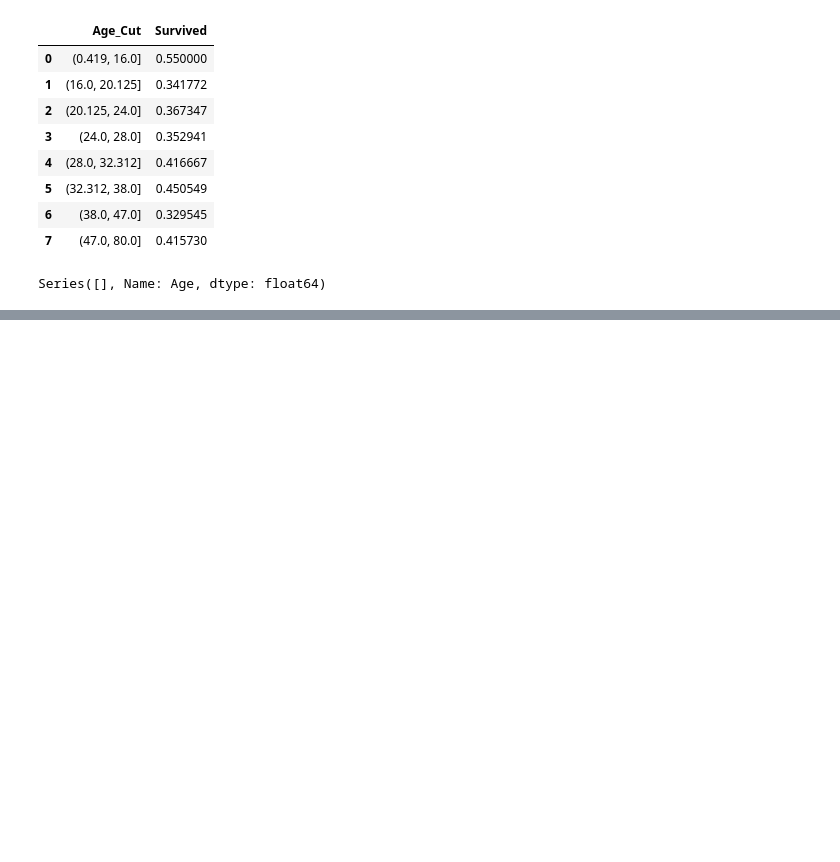
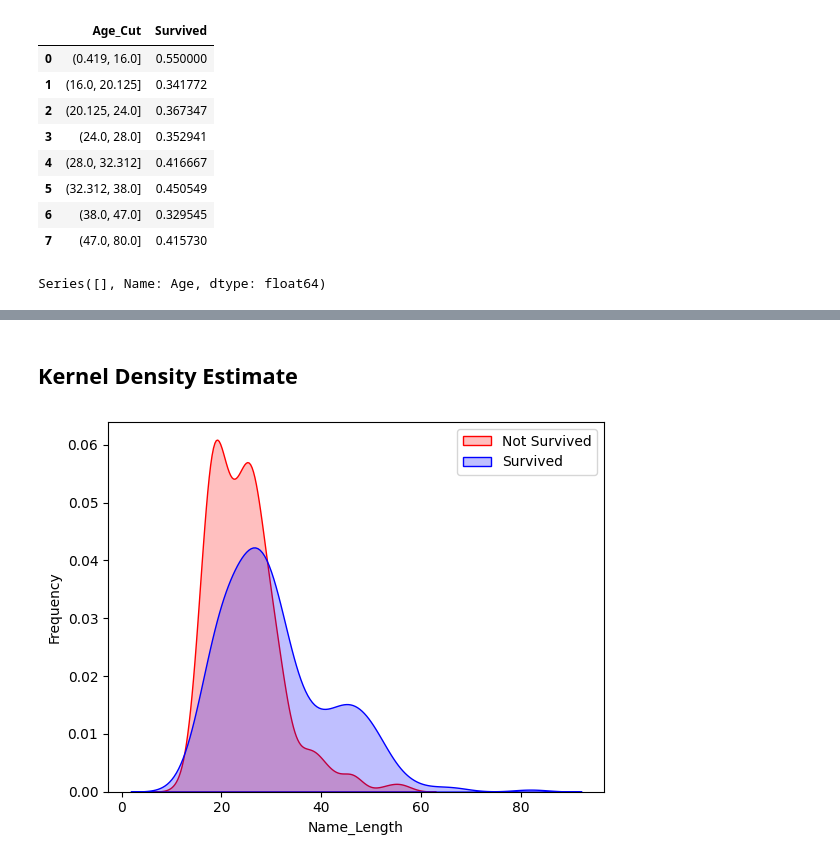
Before and after one commit to Vondent/titanic-ml, a Jupyter notebook: titanic_ML.ipynb, the cells around one changed output, grey strips where cells are left out. Cells and saved outputs as stored; diff of their text form; code cells hidden in the pictures; blank space fills up the shorter version.

```diff
--- a/titanic_ML.ipynb
+++ b/titanic_ML.ipynb
@@ -238,0 +244,3 @@ Series([], Name: Age, dtype: float64)
+# %%
+train_dat['Fare_Cut'] = pd.qcut(train_dat['Fare'], 6)
+test_dat['Fare_Cut'] = pd.qcut(test_dat['Fare'], 6)
@@ -238,0 +291,3 @@ Series([], Name: Age, dtype: float64)
+# %%
+train_dat['Title'] = train_dat['Name'].str.split(pat = ",", expand = True)[1].str.split(pat = ".", expand = True)[0].apply(lambda x:x.strip())
+test_dat['Title'] = test_dat['Name'].str.split(pat = ",", expand = True)[1].str.split(pat = ".", expand = True)[0].apply(lambda x:x.strip())
@@ -238,0 +317,28 @@ Series([], Name: Age, dtype: float64)
+# %%
+train_dat['Title'] = train_dat['Title'].replace({
+    'Capt': 'Military',
+    'Col': 'Military',
+    'Major': 'Military',
+    'Jonkheer': 'Noble',
+    'the Countess': 'Noble',
+    'Don': 'Noble',
+    'Lady': 'Noble',
+    'Sir': 'Noble',
+    'Mlle': 'Noble',
+    'Ms': 'Noble',
+    'Mme': 'Noble'
+})
+
+test_dat['Title'] = test_dat['Title'].replace({
+    'Capt': 'Military',
+    'Col': 'Military',
+    'Major': 'Military',
+    'Jonkheer': 'Noble',
+    'the Countess': 'Noble',
+    'Don': 'Noble',
+    'Lady': 'Noble',
+    'Sir': 'Noble',
+    'Mlle': 'Noble',
+    'Ms': 'Noble',
+    'Mme': 'Noble'
+})
@@ -238,0 +357,14 @@ Series([], Name: Age, dtype: float64)
+# %%
+#NAME length mattered a lot more in the early 1900's
+train_dat['Name_Length'] = train_dat['Name'].apply(lambda x: len(x))
+test_dat['Name_Length'] = test_dat['Name'].apply(lambda x: len(x))
+# %% [markdown]
+## Kernel Density Estimate
+# %%
+name_plot = sns.kdeplot(train_dat['Name_Length'][(train_dat['Survived']==0) & (train_dat['Name_Length'].notnull())], color='Red', fill=True)
+name_plot = sns.kdeplot(train_dat['Name_Length'][(train_dat['Survived']==1) & (train_dat['Name_Length'].notnull())], ax=name_plot, color='Blue', fill=True)
+name_plot.set_xlabel('Name_Length')
+name_plot.set_ylabel('Frequency')
+name_plot = name_plot.legend(['Not Survived', 'Survived'])
+# %% [output]
+[figure, added]
```
Also changed, not shown: parts of 8 cells of this notebook.
